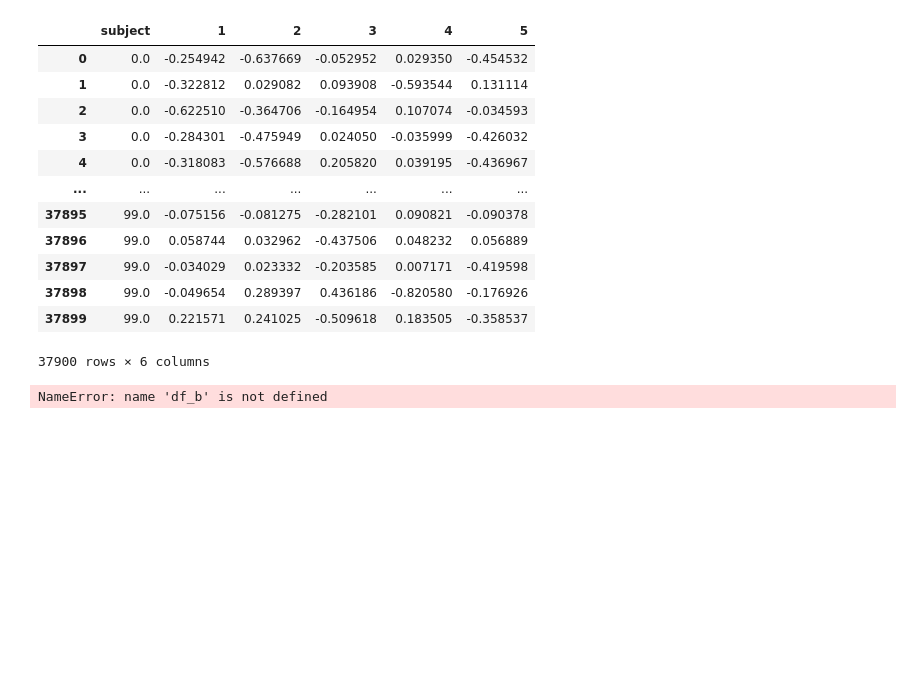
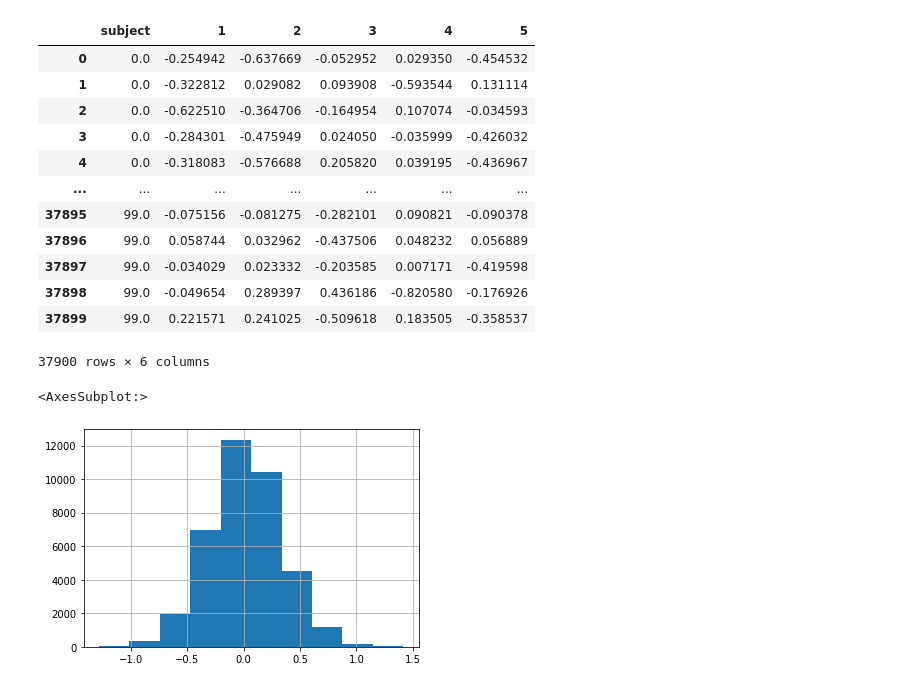
Before and after one commit to alec-flowers/machine-learning-cs433-p2, a Jupyter notebook: pipleline_vs_giulia.ipynb, the cells around one changed output. Cells and saved outputs as stored; diff of their text form; code cells hidden in the pictures; blank space fills up the shorter version.

```diff
--- a/pipleline_vs_giulia.ipynb
+++ b/pipleline_vs_giulia.ipynb
@@ -80,7 +80,8 @@ df_t
 | 37898 | 99.0 | -0.049654 | 0.289397 | 0.436186 | -0.820580 | -0.176926 |
 | 37899 | 99.0 | 0.221571 | 0.241025 | -0.509618 | 0.183505 | -0.358537 |
 37900 rows × 6 columns
-# %%
-df_b[5].hist()
-# %% [output]
-NameError: name 'df_b' is not defined
+# %%
+df_t[1].hist()
+# %% [output]
+<AxesSubplot:>
+[figure, added]
```
Also changed, not shown: parts of 12 cells of this notebook, 7 other files.
